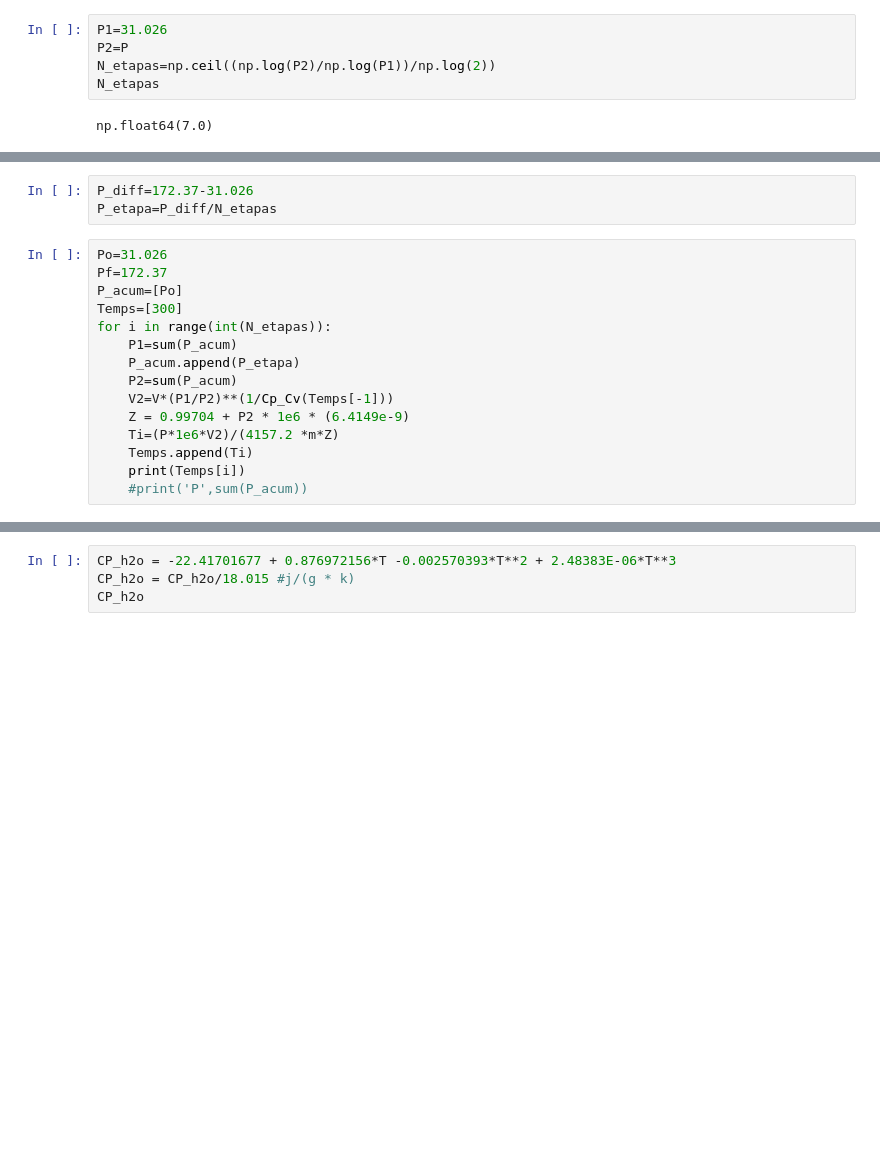
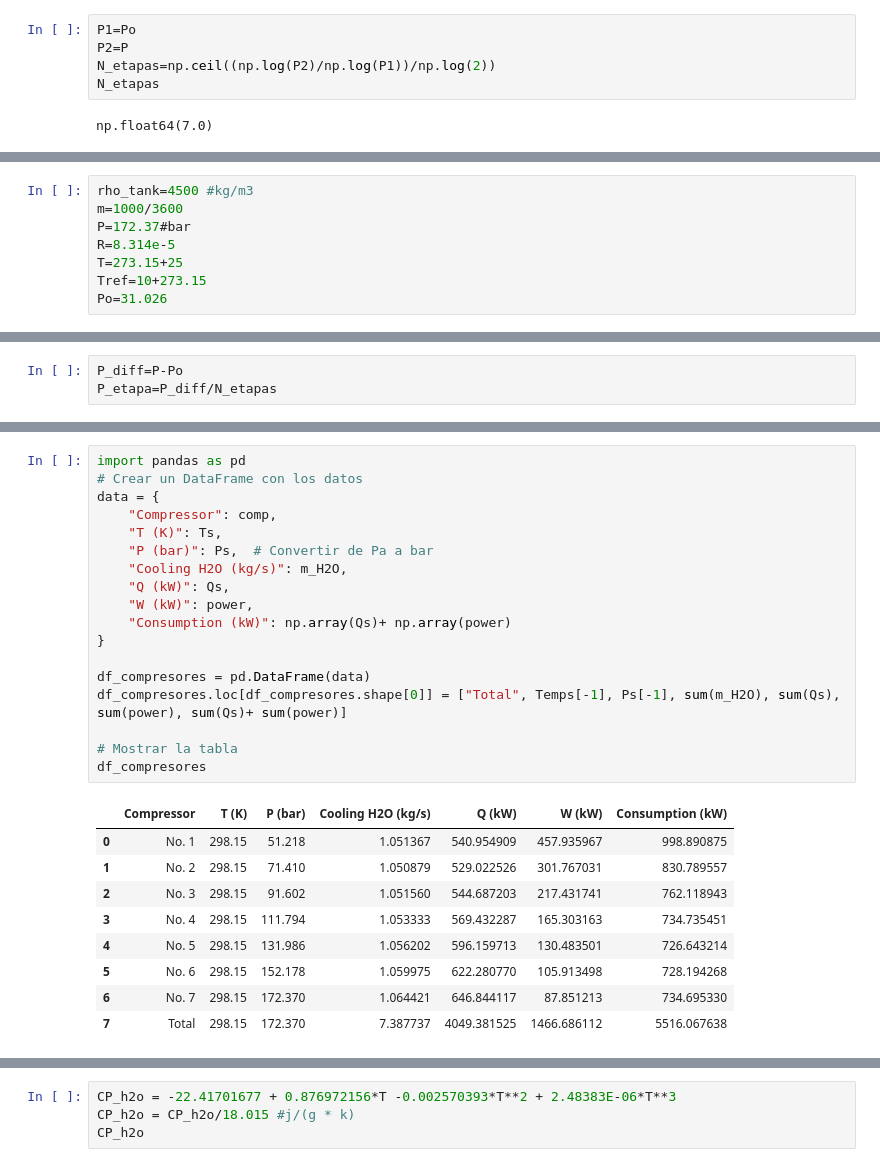
Before and after one commit to SOTO729/8vo, a Jupyter notebook: Dimensionamiento de Equipos/Tanque_tipo_I.ipynb, the cells around one changed output, grey strips where cells are left out. Saved outputs shown, nothing was run; the diff lists cells and outputs as text; blank space fills up the shorter version.

```diff
--- a/Dimensionamiento de Equipos/Tanque_tipo_I.ipynb
+++ b/Dimensionamiento de Equipos/Tanque_tipo_I.ipynb
@@ -165,5 +106,5 @@ Masa del tanque: 175.52916574200688 ton
 # %%
-P1=31.026
+P1=Po
 P2=P
 N_etapas=np.ceil((np.log(P2)/np.log(P1))/np.log(2))
 N_etapas
@@ -222,0 +172,8 @@ La potencia requerida para la compresión es: 18808132.99 kW
+# %%
+rho_tank=4500 #kg/m3
+m=1000/3600
+P=172.37#bar
+R=8.314e-5
+T=273.15+25
+Tref=10+273.15
+Po=31.026
@@ -223,18 +221,3 @@ La potencia requerida para la compresión es: 18808132.99 kW
 # %%
-P_diff=172.37-31.026
+P_diff=P-Po
 P_etapa=P_diff/N_etapas
-# %%
-Po=31.026
-Pf=172.37
-P_acum=[Po]
-Temps=[300]
-for i in range(int(N_etapas)):
-    P1=sum(P_acum)
-    P_acum.append(P_etapa)
-    P2=sum(P_acum)
-    V2=V*(P1/P2)**(1/Cp_Cv(Temps[-1]))
-    Z = 0.99704 + P2 * 1e6 * (6.4149e-9)
-    Ti=(P*1e6*V2)/(4157.2 *m*Z)
-    Temps.append(Ti)
-    print(Temps[i])
-    #print('P',sum(P_acum))
@@ -249,3 +280,31 @@ for i in range(int(N_etapas)):
+# %%
+import pandas as pd
+# Crear un DataFrame con los datos
+data = {
+	"Compressor": comp,
+    "T (K)": Ts,
+    "P (bar)": Ps,  # Convertir de Pa a bar
+	"Cooling H2O (kg/s)": m_H2O,
+	"Q (kW)": Qs,
+    "W (kW)": power,
+    "Consumption (kW)": np.array(Qs)+ np.array(power)
+}
+
+df_compresores = pd.DataFrame(data)
+df_compresores.loc[df_compresores.shape[0]] = ["Total", Temps[-1], Ps[-1], sum(m_H2O), sum(Qs), sum(power), sum(Qs)+ sum(power)]
+
+# Mostrar la tabla
+df_compresores
+# %% [output]
+|  | Compressor | T (K) | P (bar) | Cooling H2O (kg/s) | Q (kW) | W (kW) | Consumption (kW) |
+| 0 | No. 1 | 298.15 | 51.218 | 1.051367 | 540.954909 | 457.935967 | 998.890875 |
+| 1 | No. 2 | 298.15 | 71.410 | 1.050879 | 529.022526 | 301.767031 | 830.789557 |
+| 2 | No. 3 | 298.15 | 91.602 | 1.051560 | 544.687203 | 217.431741 | 762.118943 |
+| 3 | No. 4 | 298.15 | 111.794 | 1.053333 | 569.432287 | 165.303163 | 734.735451 |
+| 4 | No. 5 | 298.15 | 131.986 | 1.056202 | 596.159713 | 130.483501 | 726.643214 |
+| 5 | No. 6 | 298.15 | 152.178 | 1.059975 | 622.280770 | 105.913498 | 728.194268 |
+| 6 | No. 7 | 298.15 | 172.370 | 1.064421 | 646.844117 | 87.851213 | 734.695330 |
+| 7 | Total | 298.15 | 172.370 | 7.387737 | 4049.381525 | 1466.686112 | 5516.067638 |
 # %%
 V2=V*(152.18/172.37)**(1/Cp_Cv(T))
 V2
```
Also changed, not shown: parts of 12 cells of this notebook, 1 other file.
